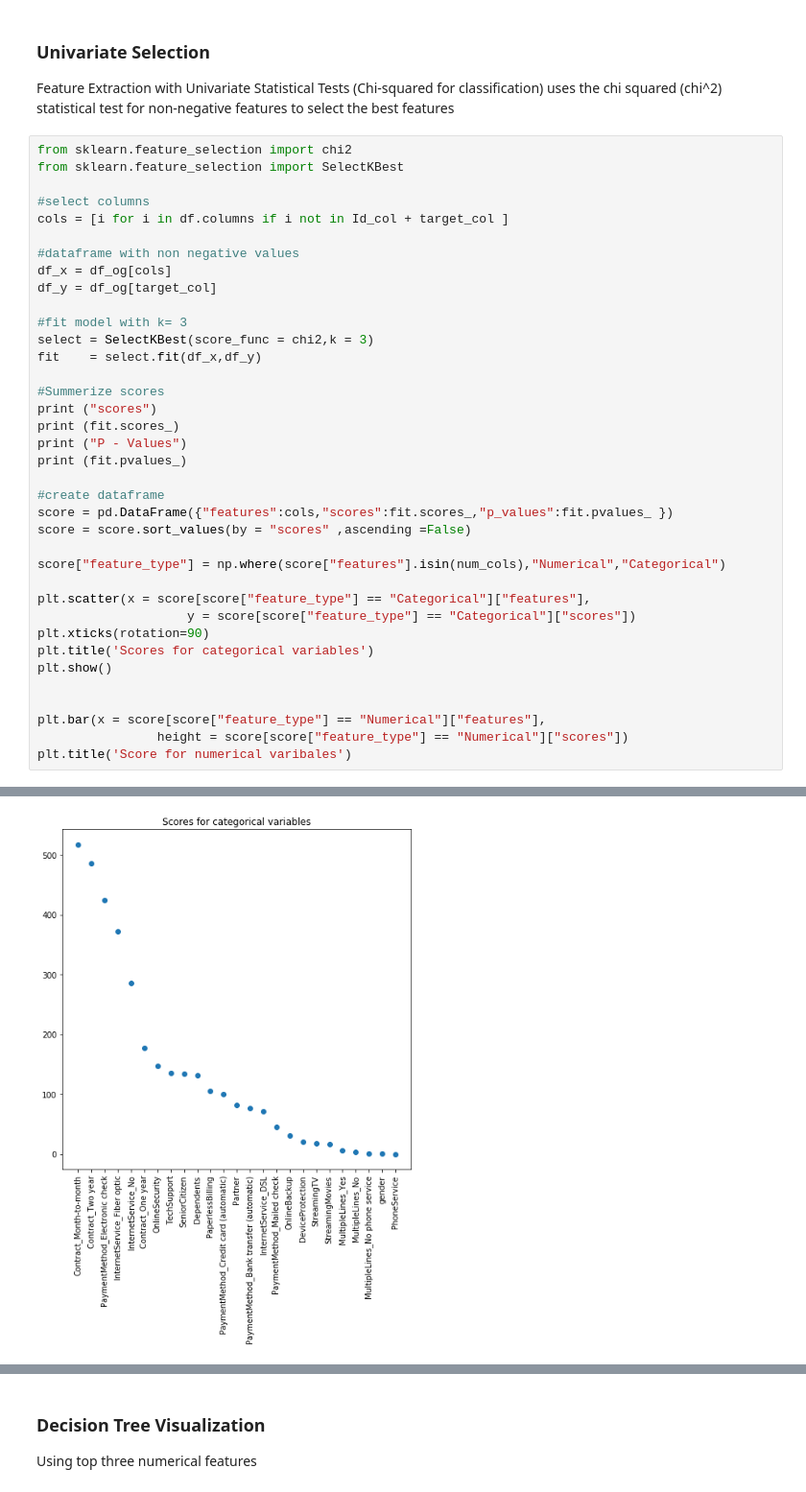
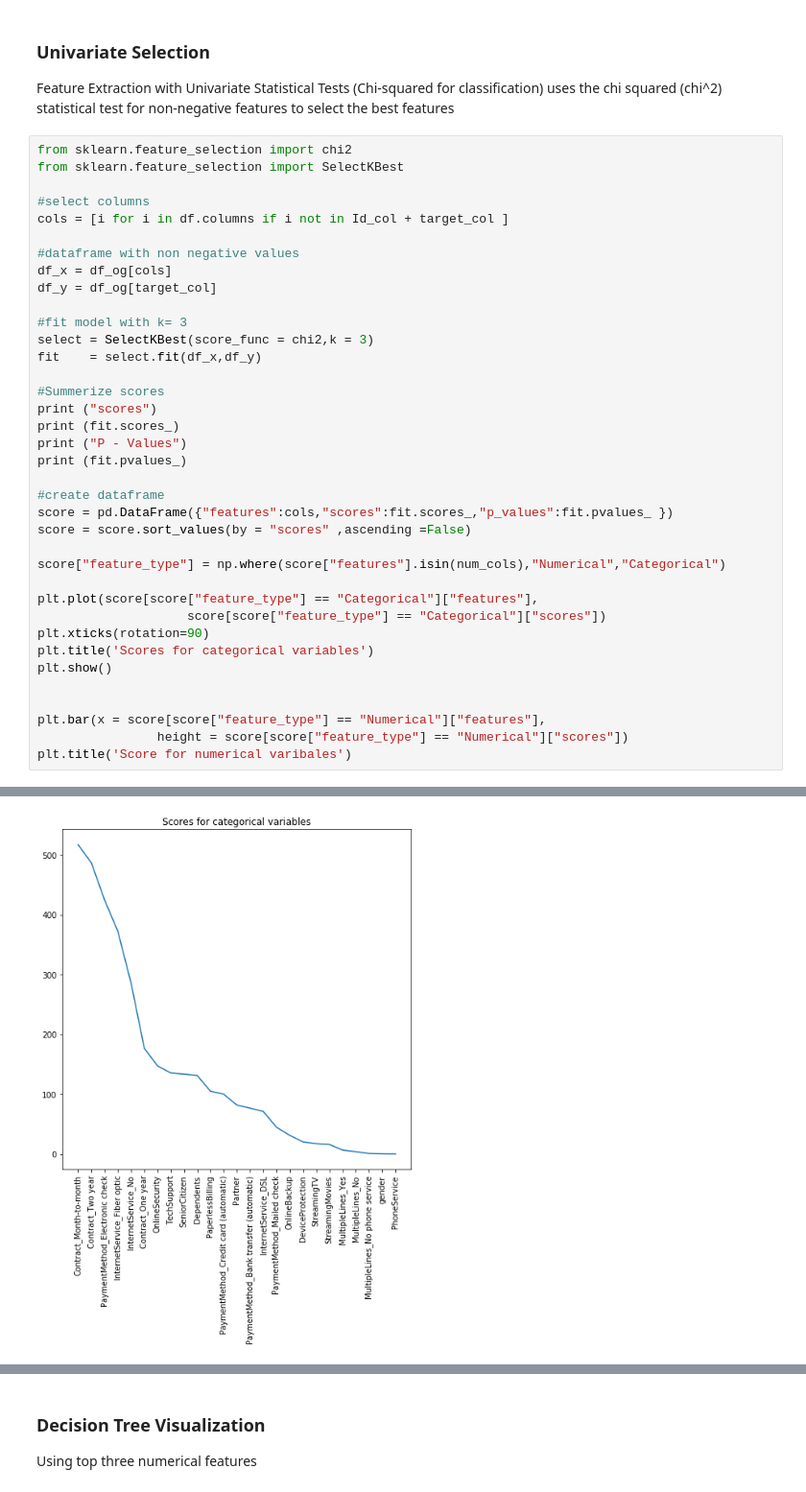
Before and after one commit to Carterbouley/Churn-prediction, a Jupyter notebook: CustomerAttrition.ipynb, the cells around one changed output, grey strips where cells are left out. Shown at 96% size. Drawn from its saved outputs; the diff is of its cells as text.

```diff
--- a/CustomerAttrition.ipynb
+++ b/CustomerAttrition.ipynb
@@ -575,36 +578,36 @@ print (fit.pvalues_)
 score = pd.DataFrame({"features":cols,"scores":fit.scores_,"p_values":fit.pvalues_ })
 score = score.sort_values(by = "scores" ,ascending =False)
 
 score["feature_type"] = np.where(score["features"].isin(num_cols),"Numerical","Categorical")
 
-plt.scatter(x = score[score["feature_type"] == "Categorical"]["features"],
-                    y = score[score["feature_type"] == "Categorical"]["scores"])
+plt.plot(score[score["feature_type"] == "Categorical"]["features"],
+                    score[score["feature_type"] == "Categorical"]["scores"])
 plt.xticks(rotation=90)
 plt.title('Scores for categorical variables')
 plt.show()
 
 
 plt.bar(x = score[score["feature_type"] == "Numerical"]["features"],
                 height = score[score["feature_type"] == "Numerical"]["scores"])
 plt.title('Score for numerical varibales')
 # %% [output]
 scores
 [2.54297062e-01 1.33482766e+02 8.18577694e+01 1.31271509e+02
  9.29483891e-02 1.47165601e+02 3.12098318e+01 2.02160070e+01
  1.35439602e+02 1.73206148e+01 1.59306111e+01 1.04979224e+02
  3.88864216e+00 8.68247305e-01 6.51465136e+00 7.11376111e+01
  3.72082851e+02 2.85475152e+02 5.16714004e+02 1.76608724e+02
  4.86223101e+02 7.66190658e+01 9.99725387e+01 4.24113152e+02
  4.47251434e+01 1.63773281e+04 3.65307468e+03 6.29630810e+05]
 P - Values
 [6.14065505e-001 7.08954608e-031 1.46240915e-019 2.15953960e-030
  7.60461827e-001 7.21988253e-034 2.31590182e-008 6.91717063e-006
  2.64595220e-031 3.15742928e-005 6.57073922e-005 1.23423173e-024
  4.86137123e-002 3.51440986e-001 1.06989295e-002 3.33158163e-017
  6.58713045e-083 4.81399951e-064 2.19511926e-114 2.66631661e-040
  9.45428638e-108 2.07328356e-018 1.54524820e-023 3.10584857e-094
  2.26727030e-011 0.00000000e+000 0.00000000e+000 0.00000000e+000]
-[figure, old version]
+[figure, new version]
 Text(0.5, 1.0, 'Score for numerical varibales')
 [figure]
 # %% [markdown]
```
Also changed, not shown: parts of 28 cells of this notebook.
